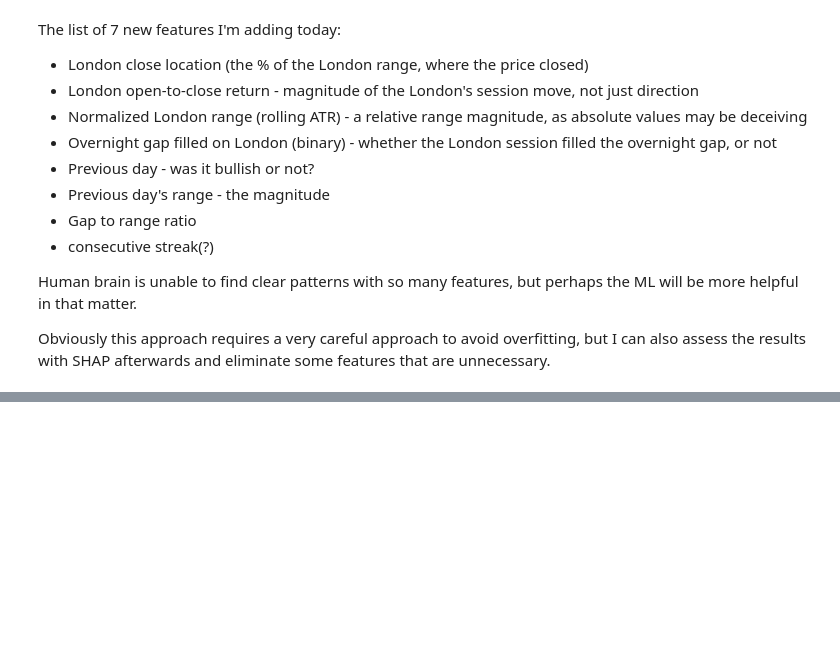
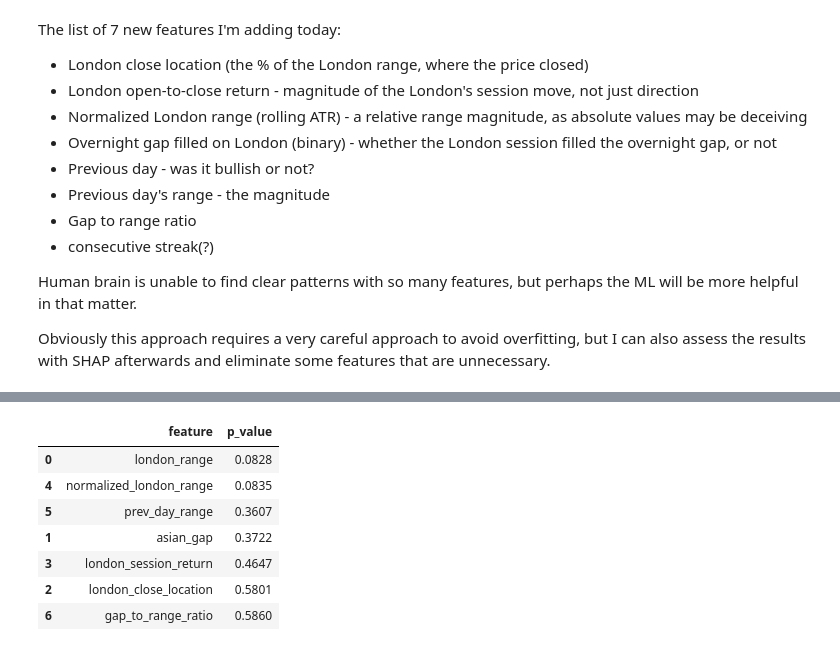
Before and after one commit to ady7ady7/python_agentic_learning, a Jupyter notebook: project2_xauusd_analysis/notebooks/01_data_import_eda.ipynb, the cells around one changed output, grey strips where cells are left out. Cells and saved outputs as stored; diff of their text form; code cells hidden in the pictures; blank space fills up the shorter version.

```diff
--- a/project2_xauusd_analysis/notebooks/01_data_import_eda.ipynb
+++ b/project2_xauusd_analysis/notebooks/01_data_import_eda.ipynb
@@ -701,0 +708,10 @@ Index(['trade_date', 'day_name', 'day_of_week', 'ny_session_open',
+# %%
+from scipy.stats import normaltest
+
+features_to_test = ['london_range', 'asian_gap', 'london_close_location',
+                    'london_session_return', 'normalized_london_range',
+                    'prev_day_range', 'gap_to_range_ratio']
+
+for feature in features_to_test:
+    stat, p = normaltest(daily[feature])
+    print(f"{feature}: p={p:.4f}")
@@ -701,0 +733,20 @@ Index(['trade_date', 'day_name', 'day_of_week', 'ny_session_open',
+# %%
+from scipy.stats import mannwhitneyu
+
+results = []
+for feature in features_to_test:
+    group_bull = daily[daily['ny_bullish'] == 1][feature]
+    group_bear = daily[daily['ny_bullish'] == 0][feature]
+    stat, p = mannwhitneyu(group_bull, group_bear, alternative='two-sided')
+    results.append({'feature': feature, 'p_value': round(p, 4)})
+
+pd.DataFrame(results).sort_values('p_value')
+# %% [output]
+|  | feature | p_value |
+| 0 | london_range | 0.0828 |
+| 4 | normalized_london_range | 0.0835 |
+| 5 | prev_day_range | 0.3607 |
+| 1 | asian_gap | 0.3722 |
+| 3 | london_session_return | 0.4647 |
+| 2 | london_close_location | 0.5801 |
+| 6 | gap_to_range_ratio | 0.5860 |
```
Also changed, not shown: parts of 13 cells of this notebook.
